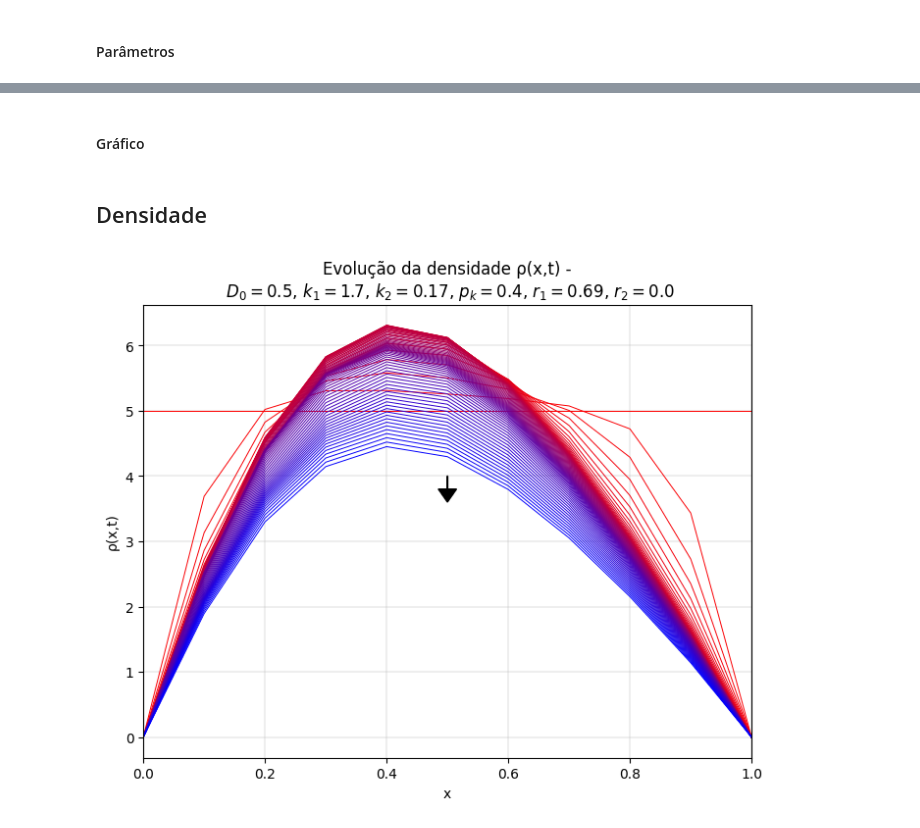
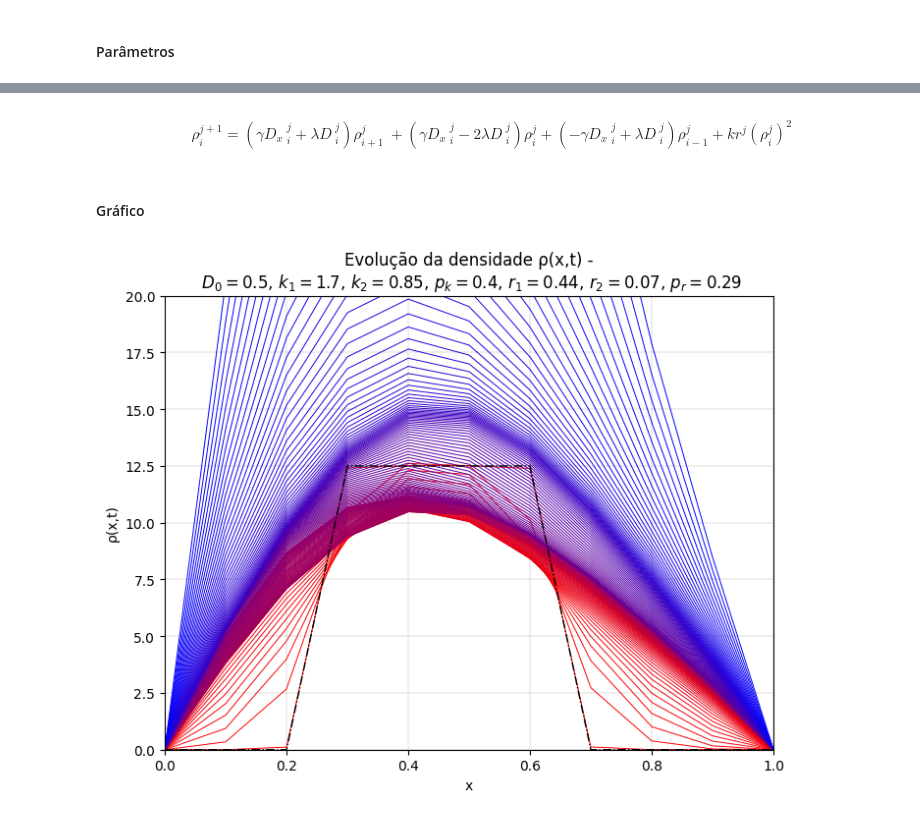
Before and after one commit to MukRodrigues/Simulacao-difusao-reacao, a Jupyter notebook: GITHUB_Simulacao_equacao_difusao_reacao_facilitado_met_explicito.ipynb, the cells around one changed output, grey strips where cells are left out. Saved outputs shown, nothing was run; the diff lists cells and outputs as text; code cells hidden in the pictures.

```diff
--- a/GITHUB_Simulacao_equacao_difusao_reacao_facilitado_met_explicito.ipynb
+++ b/GITHUB_Simulacao_equacao_difusao_reacao_facilitado_met_explicito.ipynb
@@ -33,10 +44,10 @@ m = len(t)
 # Parâmetros do modelo
 D0 = 0.5
 k1 = 1.7
-k2 = 0.1*k1
-r1 = .69  # Redução da taxa de crescimento para evitar instabilidade
-r2 = 0.15*r1*0
-N0 = 10
+k2 = 0.5*k1
+r1 = .44  # Redução da taxa de crescimento para evitar instabilidade
+r2 = 0.15*r1
+N0 = 5
 
 # Períodos
 pr = T/3.5
@@ -64,9 +77,19 @@ for i in range(n):
+# %% [markdown]
+\begin{equation}
+   \rho^{j+1}_{i} =  \left( \gamma D_x \ ^{j}_{i} + \lambda  D \ ^{j}_{i} \right)\rho^{j}_{i+1} \ + \left( \gamma D_x \ ^{j}_{i} - 2\lambda  D \ ^{j}_{i} \right)\rho^{j}_{i} + \left( - \gamma D_x \ ^{j}_{i} + \lambda  D \ ^{j}_{i} \right)\rho^{j}_{i-1} +  k  r^{j} (\rho^{j} _{i})^2
+\end{equation}
+# %%
+# Condição Inicial
+rho = np.zeros((n, m))  # Matriz da densidade populacional
+
+a = 0.3  # início do suporte
+b = .7 # fim do suporte
+rho[:, 0] = np.where((x >= a) & (x <= b), N0 / (b - a), 0)
+
+# Condição de contorno
+rho[0, :] = 0
+rho[-1, :] = 0
 # %%
-# Condições Iniciais e de Contorno
-rho = np.zeros((n, m))  # Matriz da densidade populacional
-rho[0, :] = 0
-rho[-1, :] = 0
-rho[:, 0] = N0 / (2 * L)
 u = 2
 # Atualização da densidade usando esquema explícito
 for j in range(m - 1):
@@ -79,27 +102,25 @@ for j in range(m - 1):
         )
 # %% [markdown]
 #### Gráfico
-# %% [markdown]
-## Densidade
 # %%
 # Plotagem da solução
 plt.figure(figsize=(8, 6))
 colors = [(1 - i/m, 0, i/m) for i in range(m)]
 
-for j in range(0, m, max(1, m // 70)):
+for j in range(1, m, max(1, m // 150)):
     plt.plot(x, rho[:, j], label=f"t = {t[j]:.2f}",linewidth=0.7, color=colors[j])
 
+plt.plot(x, rho[:, 0], label="$\\rho(x,0)$",linestyle='-.', linewidth=1,color='black')
 #, $p_r=${round(pr,2)}
 plt.xlabel("x")
 plt.ylabel("ρ(x,t)")
-plt.title(f"Evolução da densidade ρ(x,t) -\n $D_0=${D0}, $k_1 =${k1}, $k_2 =${round(k2,2)}, $p_k=${round(pk,2)}, $r_1 =${r1}, $r_2 =${round(r2,2)}")
+plt.title(f"Evolução da densidade ρ(x,t) -\n $D_0=${D0}, $k_1 =${k1}, $k_2 =${round(k2,2)}, $p_k=${round(pk,2)}, $r_1 =${r1}, $r_2 =${round(r2,2)}, $p_r=${round(pr,2)}")
 plt.xlim(0,1)
-#plt.ylim(-0.5,13)
+plt.ylim(0,20)
 plt.grid(linestyle='-', linewidth=0.3)
-plt.arrow(0.5,4.0,0,-0.2, head_width=0.03,head_length=0.2, color='black') #setinha
+#plt.arrow(0.5,15.5,0,0.3, head_width=0.03,head_length=0.2, color='black') #setinha
 #plt.legend()
-
-#plt.savefig('difusao-_variavel_crecimento_facilitado.png')  #para salvar a imagem
+#plt.savefig('difusao-_variavel_crecimento_facilitado_2')
 plt.show()
 # %% [output]
-[figure, old version]
+[figure, new version]
```
Also changed, not shown: parts of 3 cells of this notebook.
